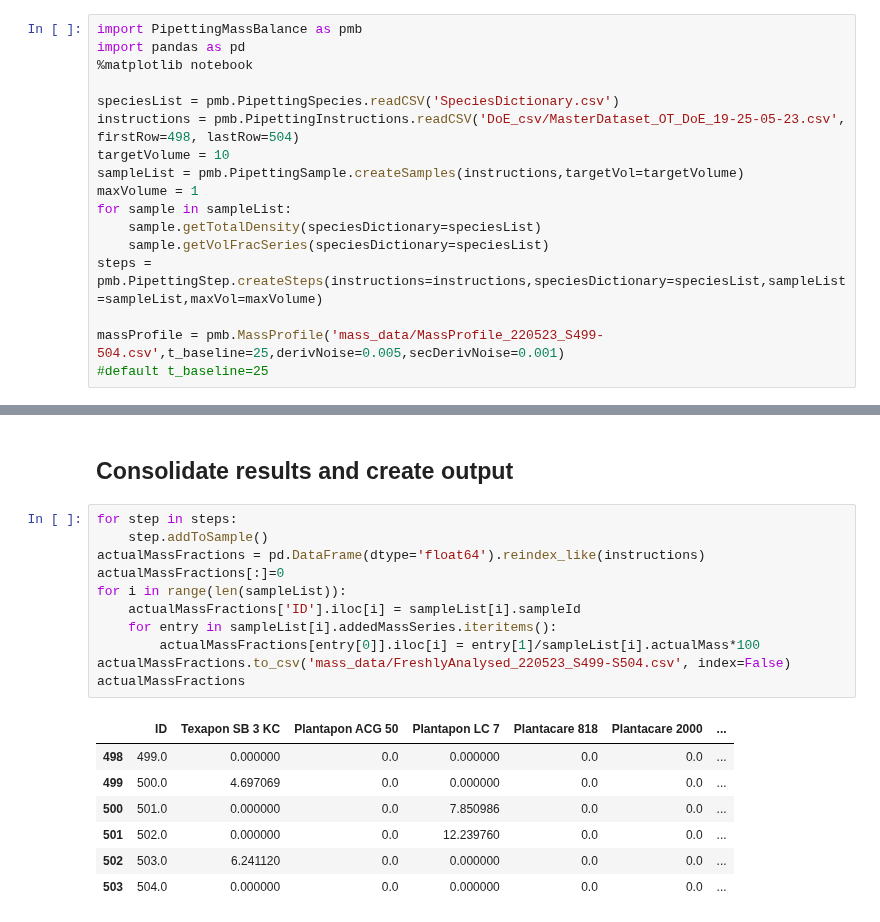
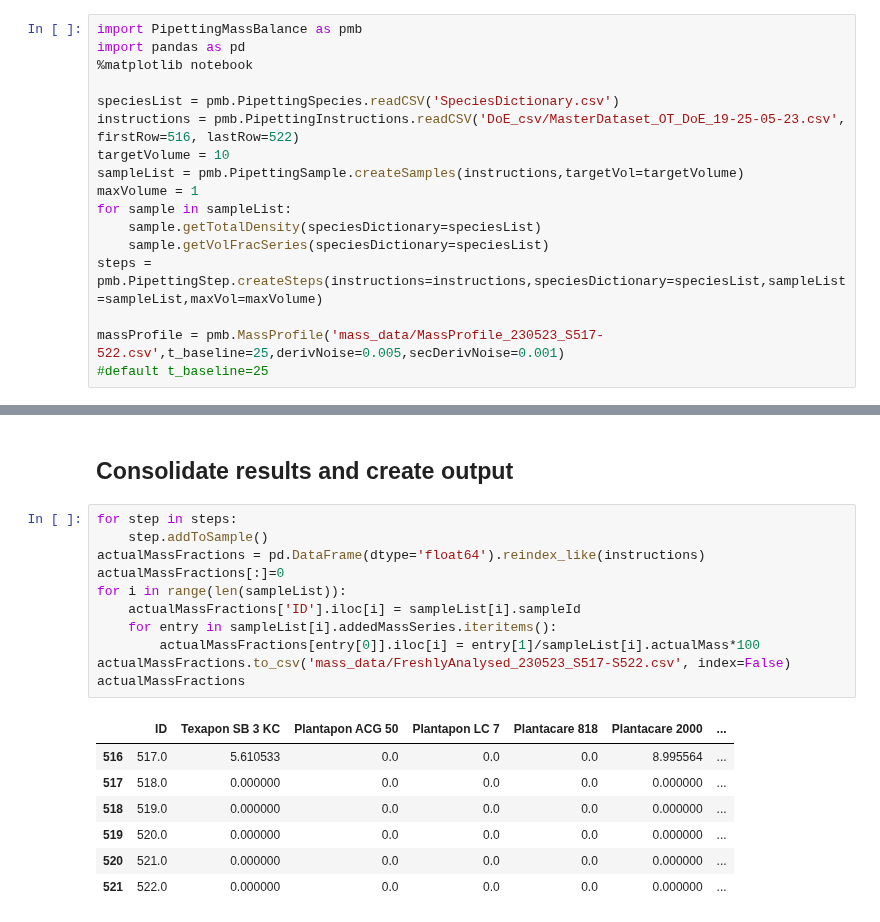
Before and after one commit to AniketChitre/formulations-prep, a Jupyter notebook: balance_analysis.ipynb, the cells around one changed output, grey strips where cells are left out. Saved outputs shown, nothing was run; the diff lists cells and outputs as text.

```diff
--- a/balance_analysis.ipynb
+++ b/balance_analysis.ipynb
@@ -6,7 +6,7 @@ import pandas as pd
 %matplotlib notebook
 
 speciesList = pmb.PipettingSpecies.readCSV('SpeciesDictionary.csv')
-instructions = pmb.PipettingInstructions.readCSV('DoE_csv/MasterDataset_OT_DoE_19-25-05-23.csv', firstRow=498, lastRow=504)
+instructions = pmb.PipettingInstructions.readCSV('DoE_csv/MasterDataset_OT_DoE_19-25-05-23.csv', firstRow=516, lastRow=522)
 targetVolume = 10
 sampleList = pmb.PipettingSample.createSamples(instructions,targetVol=targetVolume)
 maxVolume = 1
@@ -15,7 +15,7 @@ for sample in sampleList:
     sample.getVolFracSeries(speciesDictionary=speciesList)
 steps = pmb.PipettingStep.createSteps(instructions=instructions,speciesDictionary=speciesList,sampleList=sampleList,maxVol=maxVolume)
 
-massProfile = pmb.MassProfile('mass_data/MassProfile_220523_S499-504.csv',t_baseline=25,derivNoise=0.005,secDerivNoise=0.001)
+massProfile = pmb.MassProfile('mass_data/MassProfile_230523_S517-522.csv',t_baseline=25,derivNoise=0.005,secDerivNoise=0.001)
 #default t_baseline=25
 # %% [markdown]
 ## Analyse Water Addition
@@ -99,19 +101,19 @@ Addition of 0.361g Arlypon F detected from 2666s to 2678s - expected volume = 0.
 # %%
 for step in steps:
     step.addToSample()
 actualMassFractions = pd.DataFrame(dtype='float64').reindex_like(instructions)
 actualMassFractions[:]=0
 for i in range(len(sampleList)):
     actualMassFractions['ID'].iloc[i] = sampleList[i].sampleId
     for entry in sampleList[i].addedMassSeries.iteritems():
         actualMassFractions[entry[0]].iloc[i] = entry[1]/sampleList[i].actualMass*100
-actualMassFractions.to_csv('mass_data/FreshlyAnalysed_220523_S499-S504.csv', index=False)
+actualMassFractions.to_csv('mass_data/FreshlyAnalysed_230523_S517-S522.csv', index=False)
 actualMassFractions
 # %% [output]
 |  | ID | Texapon SB 3 KC | Plantapon ACG 50 | Plantapon LC 7 | Plantacare 818 | Plantacare 2000 | ... |
-| 498 | 499.0 | 0.000000 | 0.0 | 0.000000 | 0.0 | 0.0 | ... |
-| 499 | 500.0 | 4.697069 | 0.0 | 0.000000 | 0.0 | 0.0 | ... |
-| 500 | 501.0 | 0.000000 | 0.0 | 7.850986 | 0.0 | 0.0 | ... |
-| 501 | 502.0 | 0.000000 | 0.0 | 12.239760 | 0.0 | 0.0 | ... |
-| 502 | 503.0 | 6.241120 | 0.0 | 0.000000 | 0.0 | 0.0 | ... |
-| 503 | 504.0 | 0.000000 | 0.0 | 0.000000 | 0.0 | 0.0 | ... |
+| 516 | 517.0 | 5.610533 | 0.0 | 0.0 | 0.0 | 8.995564 | ... |
+| 517 | 518.0 | 0.000000 | 0.0 | 0.0 | 0.0 | 0.000000 | ... |
+| 518 | 519.0 | 0.000000 | 0.0 | 0.0 | 0.0 | 0.000000 | ... |
+| 519 | 520.0 | 0.000000 | 0.0 | 0.0 | 0.0 | 0.000000 | ... |
+| 520 | 521.0 | 0.000000 | 0.0 | 0.0 | 0.0 | 0.000000 | ... |
+| 521 | 522.0 | 0.000000 | 0.0 | 0.0 | 0.0 | 0.000000 | ... |
```
Also changed, not shown: parts of 4 cells of this notebook, 8 other files.
